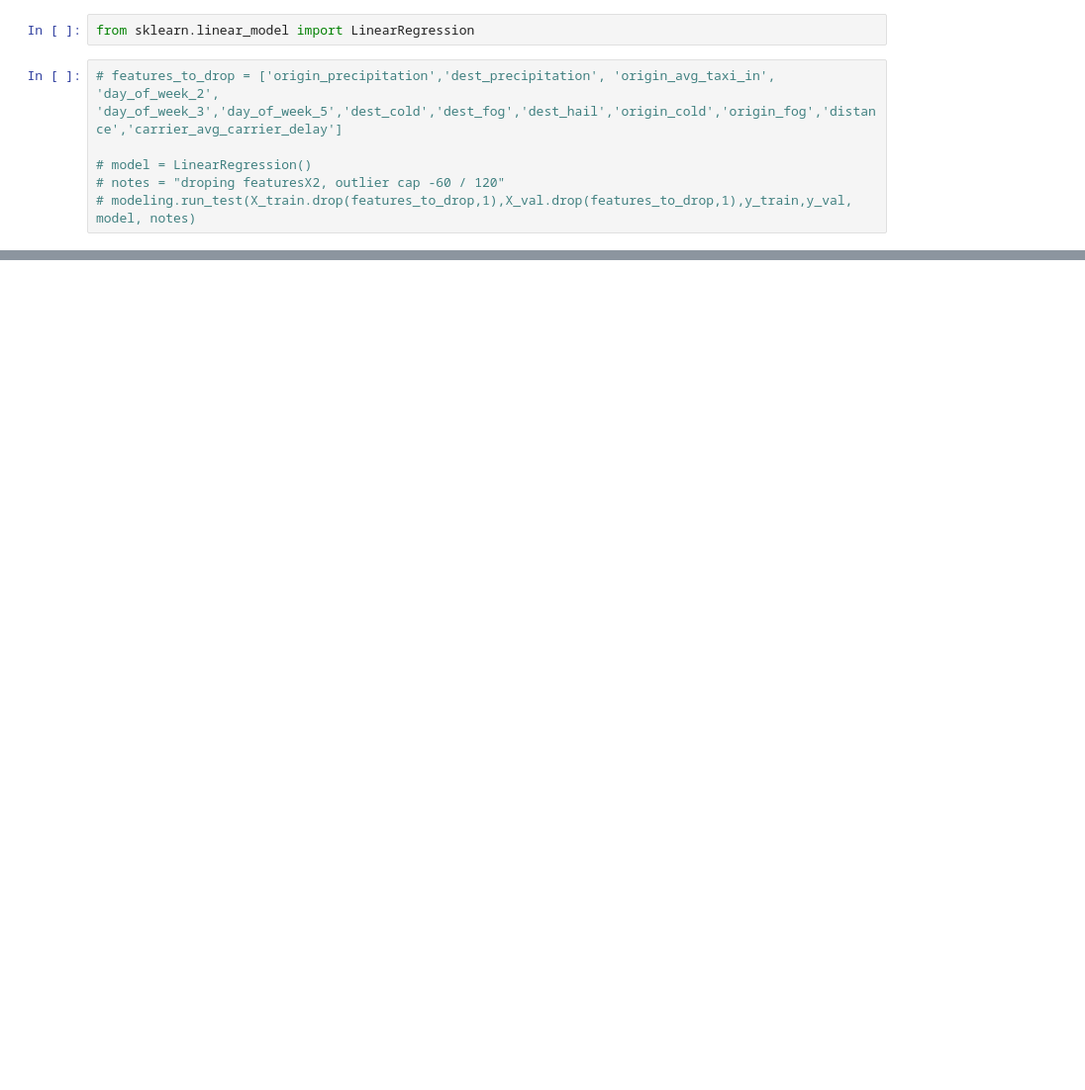
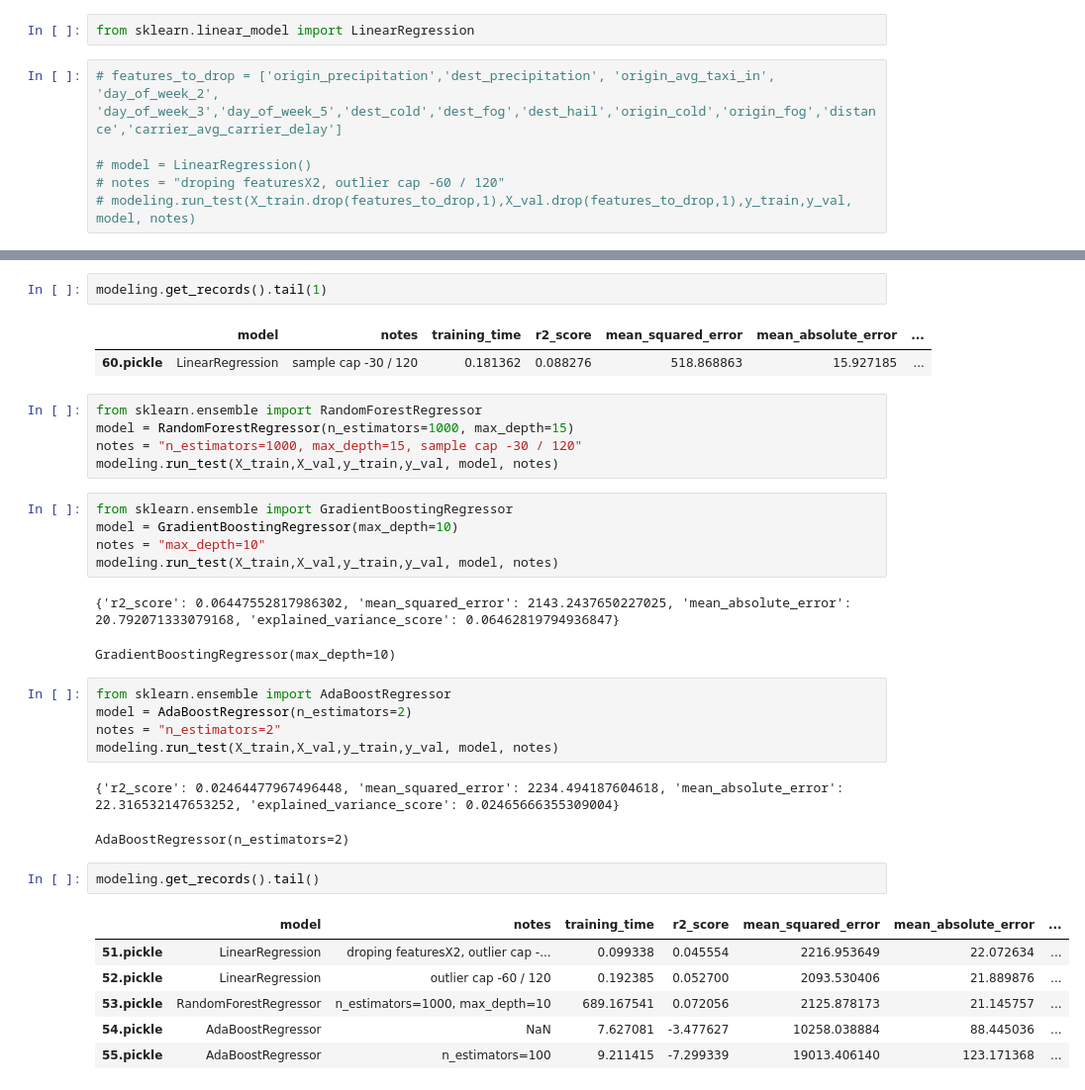
Before and after one commit to brianl2/Midterm-Project-Lighthouselabs-, a Jupyter notebook: note_books/multi_averages.ipynb, the cells around one changed output, grey strips where cells are left out. Shown at 99% size. Saved outputs shown, nothing was run; the diff lists cells and outputs as text; blank space fills up the shorter version.

```diff
--- a/note_books/multi_averages.ipynb
+++ b/note_books/multi_averages.ipynb
@@ -190 +192,36 @@ modeling.run_test(X_train,X_val,y_train,y_val, model, notes)
 LinearRegression()
+# %%
+modeling.get_records().tail(1)
+# %% [output]
+|  | model | notes | training_time | r2_score | mean_squared_error | mean_absolute_error | ... |
+| 60.pickle | LinearRegression | sample cap -30 / 120 | 0.181362 | 0.088276 | 518.868863 | 15.927185 | ... |
+# %%
+from sklearn.ensemble import RandomForestRegressor
+model = RandomForestRegressor(n_estimators=1000, max_depth=15)
+notes = "n_estimators=1000, max_depth=15, sample cap -30 / 120"
+modeling.run_test(X_train,X_val,y_train,y_val, model, notes)
+# %%
+from sklearn.ensemble import GradientBoostingRegressor
+model = GradientBoostingRegressor(max_depth=10)
+notes = "max_depth=10"
+modeling.run_test(X_train,X_val,y_train,y_val, model, notes)
+# %% [output]
+{'r2_score': 0.06447552817986302, 'mean_squared_error': 2143.2437650227025, 'mean_absolute_error': 20.792071333079168, 'explained_variance_score': 0.06462819794936847}
+GradientBoostingRegressor(max_depth=10)
+# %%
+from sklearn.ensemble import AdaBoostRegressor
+model = AdaBoostRegressor(n_estimators=2)
+notes = "n_estimators=2"
+modeling.run_test(X_train,X_val,y_train,y_val, model, notes)
+# %% [output]
+{'r2_score': 0.02464477967496448, 'mean_squared_error': 2234.494187604618, 'mean_absolute_error': 22.316532147653252, 'explained_variance_score': 0.02465666355309004}
+AdaBoostRegressor(n_estimators=2)
+# %%
+modeling.get_records().tail()
+# %% [output]
+|  | model | notes | training_time | r2_score | mean_squared_error | mean_absolute_error | ... |
+| 51.pickle | LinearRegression | droping featuresX2, outlier cap -... | 0.099338 | 0.045554 | 2216.953649 | 22.072634 | ... |
+| 52.pickle | LinearRegression | outlier cap -60 / 120 | 0.192385 | 0.052700 | 2093.530406 | 21.889876 | ... |
+| 53.pickle | RandomForestRegressor | n_estimators=1000, max_depth=10 | 689.167541 | 0.072056 | 2125.878173 | 21.145757 | ... |
+| 54.pickle | AdaBoostRegressor | NaN | 7.627081 | -3.477627 | 10258.038884 | 88.445036 | ... |
+| 55.pickle | AdaBoostRegressor | n_estimators=100 | 9.211415 | -7.299339 | 19013.406140 | 123.171368 | ... |
```
Also changed, not shown: parts of 8 cells of this notebook.
